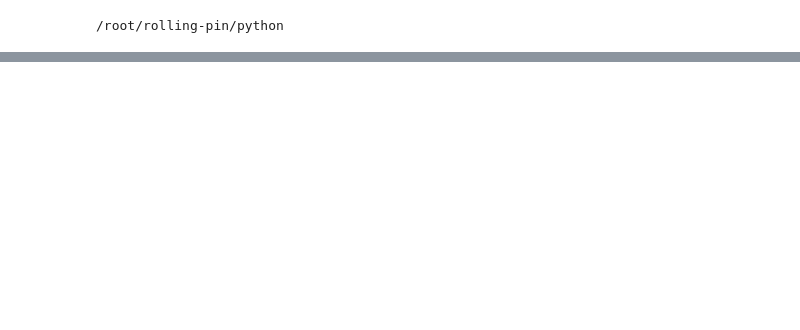
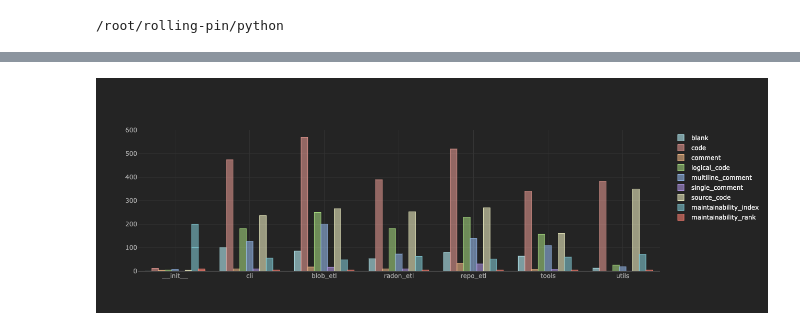
Before and after one commit to theNewFlesh/rolling-pin, a Jupyter notebook: notebooks/demo.ipynb, the cells around one changed output, grey strips where cells are left out. Cells and saved outputs as stored; diff of their text form; code cells hidden in the pictures; blank space fills up the shorter version.

```diff
--- a/notebooks/demo.ipynb
+++ b/notebooks/demo.ipynb
@@ -2,6 +2,9 @@
 from importlib import reload
 import json
 import re
+
+import cufflinks as cf
+cf.go_offline()
 
 import numpy as np
 import pandas as pd
@@ -9,13 +12,28 @@ from pandas import DataFrame, Series
 from IPython.display import SVG, display_html
 
 %cd /root/rolling-pin/python
-from rolling_pin import tools, utils, blob_etl, repo_etl
+from rolling_pin import tools, utils, blob_etl, repo_etl, radon_etl
 from rolling_pin.blob_etl import BlobETL
 from rolling_pin.repo_etl import RepoETL
+from rolling_pin.radon_etl import RadonETL
 reload(tools)
 reload(utils)
 reload(blob_etl)
 reload(repo_etl)
+reload(radon_etl)
+
+COLORS = [
+    'henanigans_cyan2',
+    'henanigans_red2',
+    'henanigans_orange2',
+    'henanigans_green2',
+    'henanigans_blue2',
+    'henanigans_purple2',
+    'henanigans_yellow2',
+    'henanigans_cyan1',
+    'henanigans_red1',
+    'henanigans_orange1',
+]
 
 pd.set_option('display.max_colwidth', 500)
 # %% [output]
@@ -52,3 +73,22 @@ for leaf in leafs:
     b = b.filter(lambda x: re.search(leaf, x))
     html = b.to_html(layout='dot')
     display_html(html)
+# %%
+src = '/root/rolling-pin/python'
+repo = RadonETL(src)
+data = repo.data
+# %%
+mask = data.object_type == 'module'
+temp = data[mask]
+mask = temp.fullpath.apply(lambda x: not re.search('_test\.py$', x)).astype(bool)
+temp = temp[mask]
+cols = [
+    'name', 'blank', 'code', 'comment', 'logical_code', 'multiline_comment',
+    'single_comment', 'source_code', 'maintainability_index', 'maintainability_rank'
+]
+temp = temp[cols]
+lut = {k:i for i, k in enumerate(list('FEDCBA'))}
+temp.maintainability_rank = temp.maintainability_rank.apply(lambda x: lut[x])
+temp.iplot(x='name', kind='bar', theme='henanigans', colors=COLORS)
+# %% [output]
+[figure, added]
```
Also changed, not shown: parts of 2 cells of this notebook.
